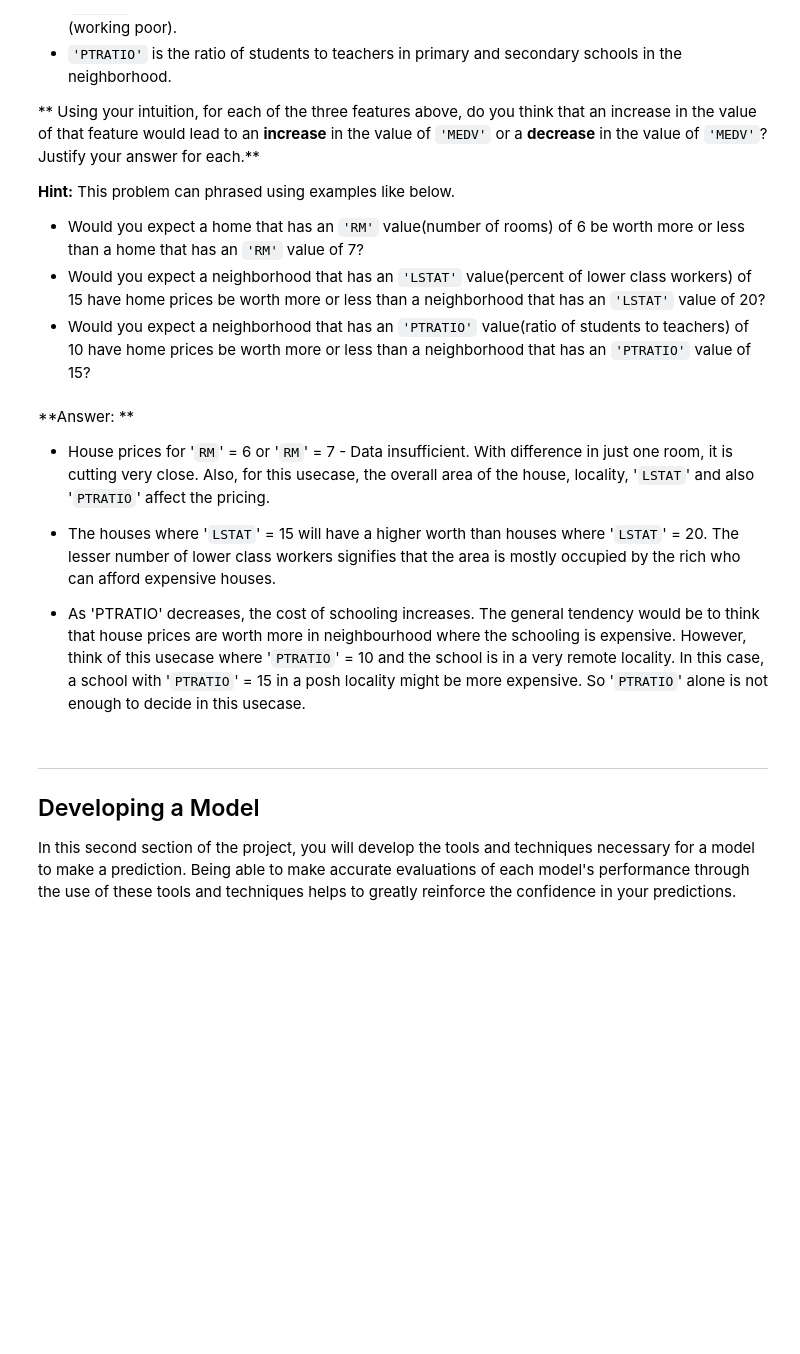
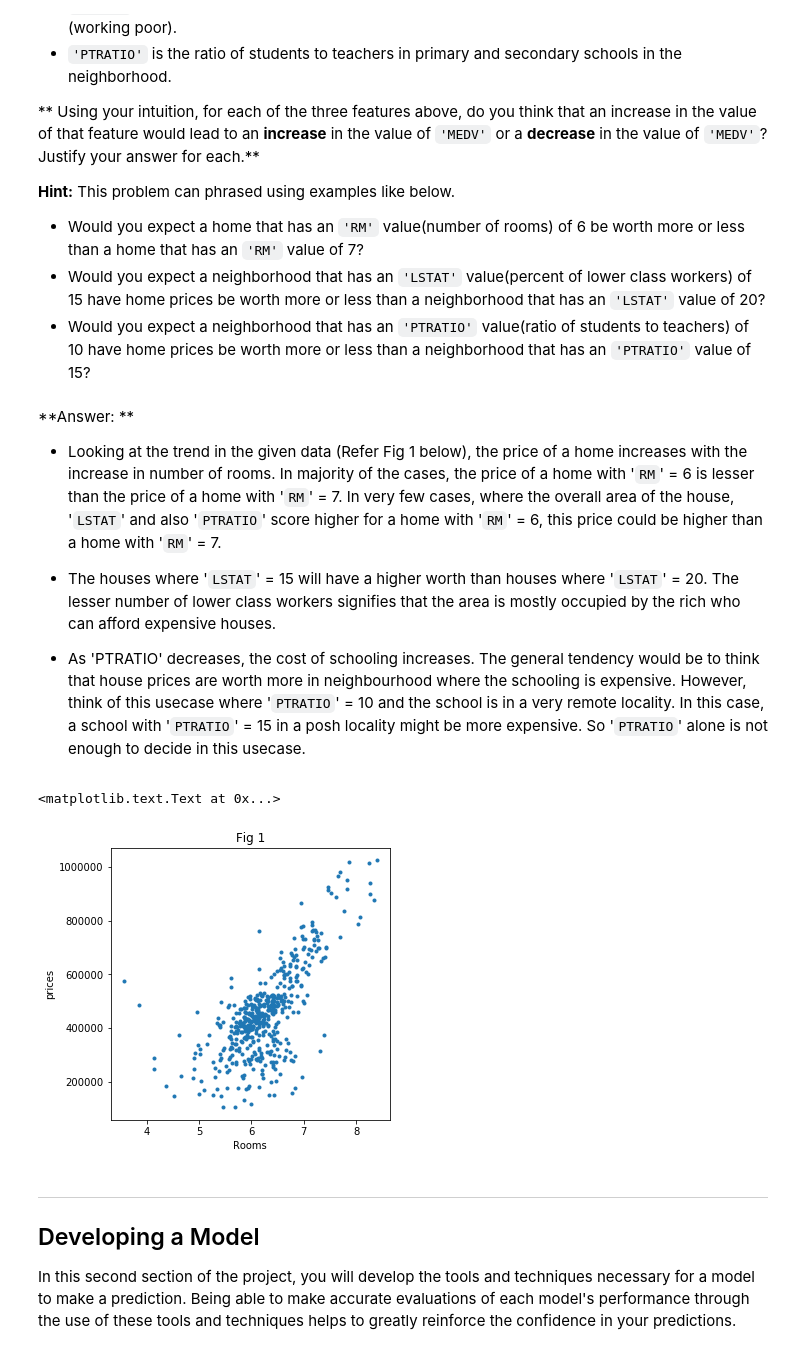
Before and after one commit to sapvan/ml-udacity-nanodegree-projects, a Jupyter notebook: boston_housing/boston_housing.ipynb, the cells around one changed output. Cells and saved outputs as stored; diff of their text form; code cells hidden in the pictures; blank space fills up the shorter version.

```diff
--- a/boston_housing/boston_housing.ipynb
+++ b/boston_housing/boston_housing.ipynb
@@ -99,11 +99,21 @@ As a reminder, we are using three features from the Boston housing dataset: `'RM
 * Would you expect a neighborhood that has an `'PTRATIO'` value(ratio of students to teachers) of 10 have home prices be worth more or less than a neighborhood that has an `'PTRATIO'` value of 15?
 # %% [markdown]
 **Answer: **
-* House prices for '`RM`' = 6 or '`RM`' = 7 - Data insufficient. With difference in just one room, it is cutting very close. Also, for this usecase, the overall area of the house, locality, '`LSTAT`' and also '`PTRATIO`' affect the pricing.
+* Looking at the trend in the given data (Refer Fig 1 below), the price of a home increases with the increase in number of rooms. In majority of the cases, the price of a home with '`RM`' = 6 is lesser than the price of a home with '`RM`' = 7. In very few cases, where the overall area of the house, '`LSTAT`' and also '`PTRATIO`' score higher for a home with '`RM`' = 6, this price could be higher than a home with '`RM`' = 7.
 
 * The houses where '`LSTAT`' = 15 will have a higher worth than houses where '`LSTAT`' = 20. The lesser number of lower class workers signifies that the area is mostly occupied by the rich who can afford expensive houses.
 
 * As 'PTRATIO' decreases, the cost of schooling increases. The general tendency would be to think that house prices are worth more in neighbourhood where the schooling is expensive. However, think of this usecase where '`PTRATIO`' = 10 and the school is in a very remote locality. In this case, a school with '`PTRATIO`' = 15 in a posh locality might be more expensive. So '`PTRATIO`' alone is not enough to decide in this usecase.
+# %%
+import matplotlib.pyplot as plt
+plt.figure(figsize=(5, 5))
+plt.plot(data['RM'], prices, '.')
+plt.title('Fig 1')
+plt.xlabel('Rooms')
+plt.ylabel('prices')
+# %% [output]
+<matplotlib.text.Text at 0x...>
+[figure, added]
 # %% [markdown]
 ----
 
```
Also changed, not shown: parts of 15 cells of this notebook, 1 other file.
